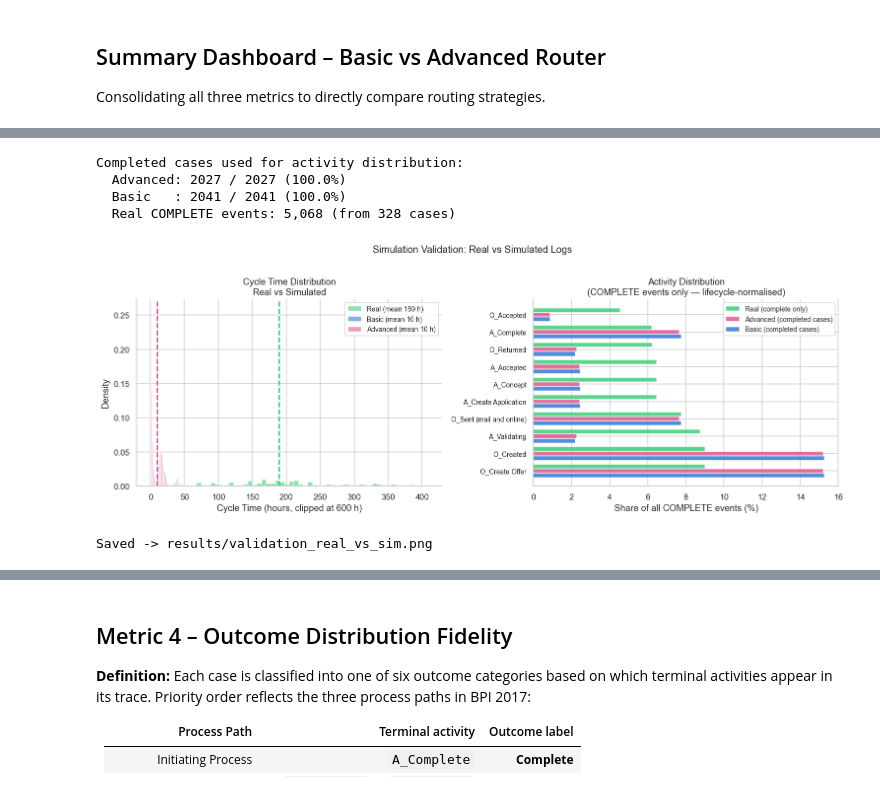
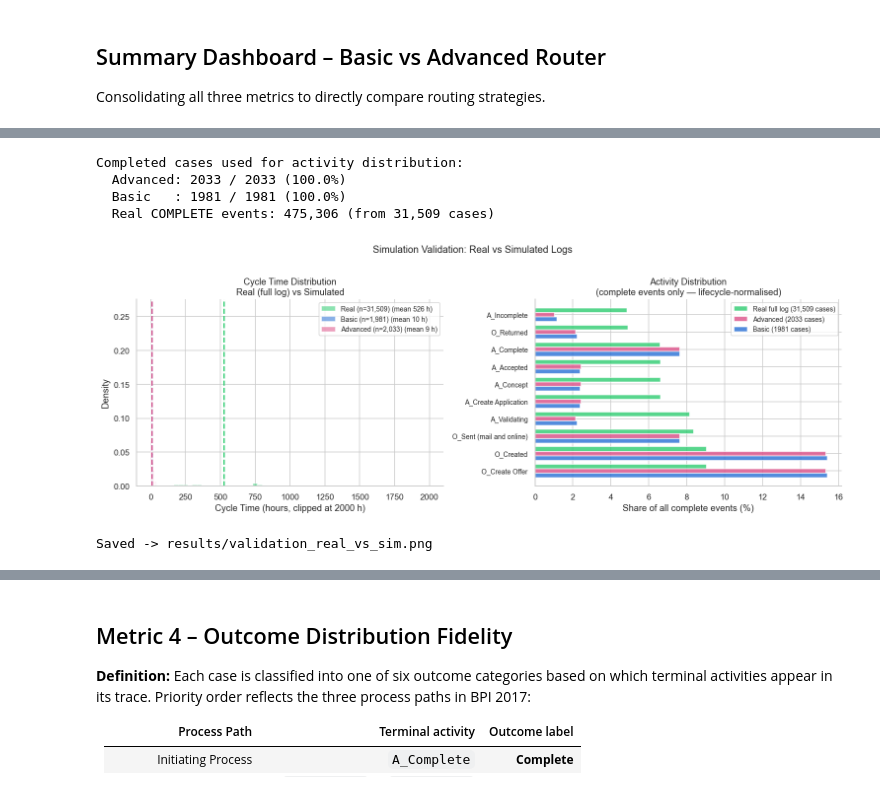
Before and after one commit to mbrieg/bppso-groupwork, a Jupyter notebook: simulation_evaluation/evaluation.ipynb, the cells around one changed output, grey strips where cells are left out. Saved outputs shown, nothing was run; the diff lists cells and outputs as text; code cells hidden in the pictures.

```diff
--- a/simulation_evaluation/evaluation.ipynb
+++ b/simulation_evaluation/evaluation.ipynb
@@ -598,36 +575,31 @@ fig, axes = plt.subplots(1, 2, figsize=(14, 5))
 
 # Panel 1: Cycle Time distributions
 ax = axes[0]
+clip_h = 2000
 for label, ct_series, color in [
-    ('Real',     real_ct,     REAL_COLOR),
-    ('Basic',    basic_ct,    COLORS['basic']),
-    ('Advanced', advanced_ct, COLORS['advanced']),
+    (f'Real (n={len(real_ct):,})',     real_ct,     REAL_COLOR),
+    (f'Basic (n={len(basic_ct):,})',   basic_ct,    COLORS['basic']),
+    (f'Advanced (n={len(advanced_ct):,})', advanced_ct, COLORS['advanced']),
 ]:
-    ax.hist(ct_series.clip(upper=600), bins=60, alpha=0.55,
+    ax.hist(ct_series.clip(upper=clip_h), bins=60, alpha=0.55,
             color=color, label=f'{label} (mean {ct_series.mean():.0f} h)', density=True)
-    ax.axvline(ct_series.mean(), color=color, linestyle='--', lw=1.8)
+    ax.axvline(min(ct_series.mean(), clip_h), color=color, linestyle='--', lw=1.8)
 
-ax.set_xlabel('Cycle Time (hours, clipped at 600 h)')
+ax.set_xlabel(f'Cycle Time (hours, clipped at {clip_h} h)')
 ax.set_ylabel('Density')
-ax.set_title('Cycle Time Distribution\nReal vs Simulated')
+ax.set_title('Cycle Time Distribution\nReal (full log) vs Simulated')
 ax.legend(fontsize=9)
 ax.spines['top'].set_visible(False); ax.spines['right'].set_visible(False)
 
-# Panel 2: Activity share comparison (COMPLETE events only, completed cases)
-# -----------------------------------------------------------------------
+# Panel 2: Activity share comparison (complete events only, completed cases)
 # W_ activities in the real log each generate many extra lifecycle events
 # (schedule, start, suspend, resume, ate_abort, complete) that the simulation
 # does not model — only start+complete are logged in the simulation.
-# Comparing raw event counts is therefore misleading: the real log shows
-# W_Validate application 209k times (all lifecycles) vs 15.8k COMPLETE events.
-# We normalise both sides to COMPLETE lifecycle events for a fair comparison.
-# -----------------------------------------------------------------------
+# We normalise both sides to complete lifecycle events for a fair comparison.
 
-# Filter real log to COMPLETE events only
 real_complete = real_log[real_log['lifecycle:transition'].str.lower() == 'complete'].copy() \
     if 'lifecycle:transition' in real_log.columns else real_log.copy()
 
-# Filter simulated logs to completed cases (> 2 events) and COMPLETE lifecycle only
 adv_case_len   = advanced_log.groupby('case:concept:name').size()
 basic_case_len = basic_log.groupby('case:concept:name').size()
 adv_completed  = advanced_log[
@@ -640,42 +612,41 @@ basic_completed = basic_log[
 ]
 
 n_adv_comp   = adv_case_len[adv_case_len > 2].shape[0]
 n_basic_comp = basic_case_len[basic_case_len > 2].shape[0]
 print(f"Completed cases used for activity distribution:")
 print(f"  Advanced: {n_adv_comp} / {len(adv_case_len)} ({n_adv_comp/len(adv_case_len)*100:.1f}%)")
 print(f"  Basic   : {n_basic_comp} / {len(basic_case_len)} ({n_basic_comp/len(basic_case_len)*100:.1f}%)")
-print(f"  Real COMPLETE events: {len(real_complete):,} (from {real_log['case:concept:name'].nunique()} cases)")
+print(f"  Real COMPLETE events: {len(real_complete):,} (from {real_log['case:concept:name'].nunique():,} cases)")
 
 ax2 = axes[1]
-# Top-10 activities ranked by real COMPLETE frequency
 top_acts = (real_complete['concept:name'].value_counts(normalize=True) * 100).head(10).index.tolist()
 
 real_shares  = real_complete['concept:name'].value_counts(normalize=True) * 100
 basic_shares = basic_completed['concept:name'].value_counts(normalize=True) * 100
 adv_shares   = adv_completed['concept:name'].value_counts(normalize=True) * 100
 
 x = np.arange(len(top_acts))
 w = 0.26
-ax2.barh(x + w,   [real_shares.get(a, 0)  for a in top_acts], w, color=REAL_COLOR,          alpha=0.8, label='Real (complete only)')
-ax2.barh(x,       [adv_shares.get(a, 0)   for a in top_acts], w, color=COLORS['advanced'],   alpha=0.8, label='Advanced (completed cases)')
-ax2.barh(x - w,   [basic_shares.get(a, 0) for a in top_acts], w, color=COLORS['basic'],      alpha=0.8, label='Basic (completed cases)')
+ax2.barh(x + w,   [real_shares.get(a, 0)  for a in top_acts], w, color=REAL_COLOR,        alpha=0.8, label=f'Real full log ({real_log["case:concept:name"].nunique():,} cases)')
+ax2.barh(x,       [adv_shares.get(a, 0)   for a in top_acts], w, color=COLORS['advanced'], alpha=0.8, label=f'Advanced ({n_adv_comp} cases)')
+ax2.barh(x - w,   [basic_shares.get(a, 0) for a in top_acts], w, color=COLORS['basic'],    alpha=0.8, label=f'Basic ({n_basic_comp} cases)')
 
 ax2.set_yticks(x)
 ax2.set_yticklabels(top_acts, fontsize=9)
-ax2.set_xlabel('Share of all COMPLETE events (%)')
-ax2.set_title('Activity Distribution\n(COMPLETE events only — lifecycle-normalised)')
+ax2.set_xlabel('Share of all complete events (%)')
+ax2.set_title('Activity Distribution\n(complete events only — lifecycle-normalised)')
 ax2.legend(fontsize=9)
 ax2.spines['top'].set_visible(False); ax2.spines['right'].set_visible(False)
 
 plt.suptitle('Simulation Validation: Real vs Simulated Logs', fontsize=13, y=1.02)
 plt.tight_layout()
 plt.savefig(RESULTS_DIR / 'validation_real_vs_sim.png', bbox_inches='tight')
 plt.show()
 print('Saved -> results/validation_real_vs_sim.png')
 # %% [output]
 Completed cases used for activity distribution:
-  Advanced: 2027 / 2027 (100.0%)
-  Basic   : 2041 / 2041 (100.0%)
-  Real COMPLETE events: 5,068 (from 328 cases)
+  Advanced: 2033 / 2033 (100.0%)
+  Basic   : 1981 / 1981 (100.0%)
+  Real COMPLETE events: 475,306 (from 31,509 cases)
-[figure, old version]
+[figure, new version]
 Saved -> results/validation_real_vs_sim.png
```
Also changed, not shown: parts of 22 cells of this notebook, 8 other files.
